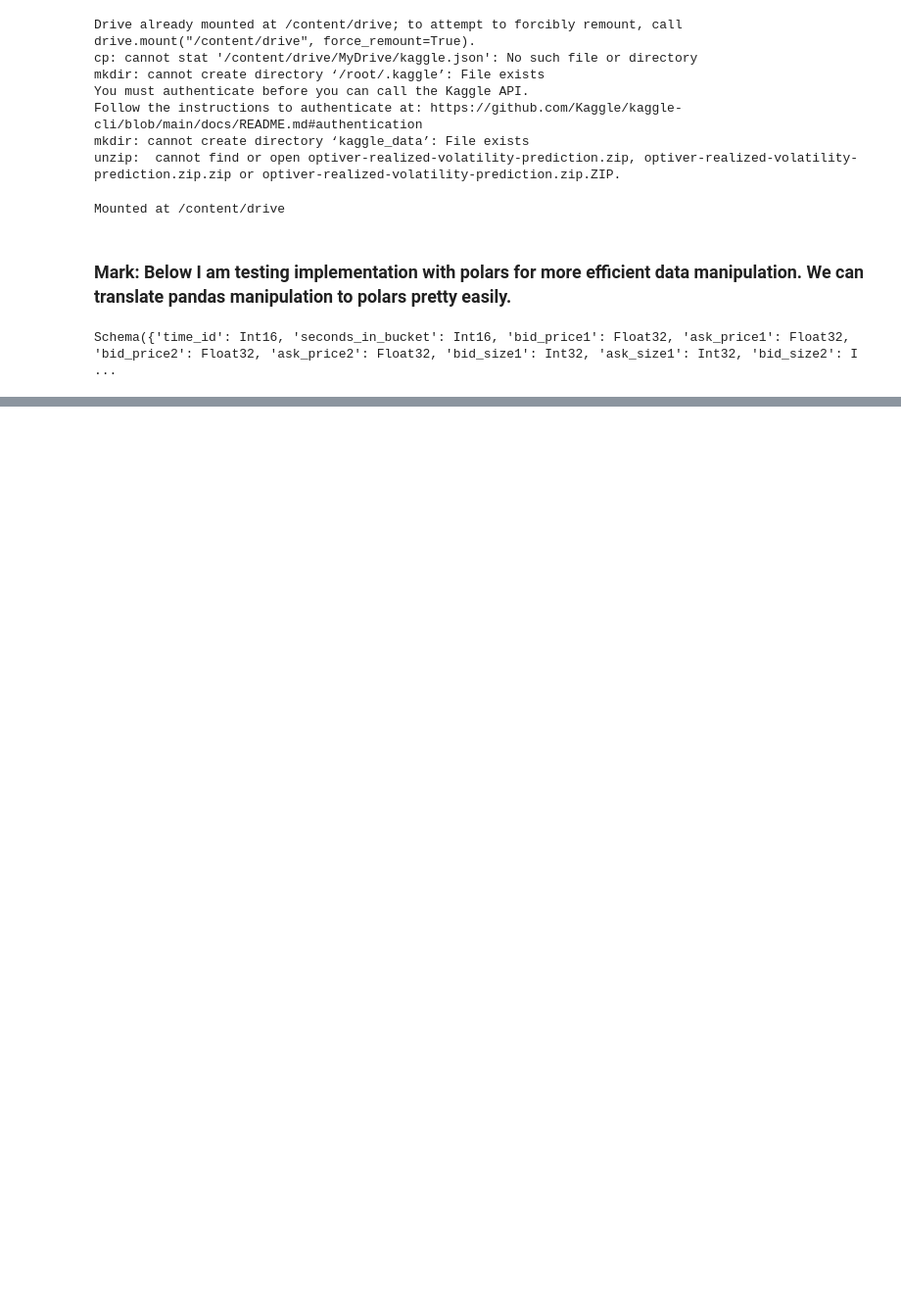
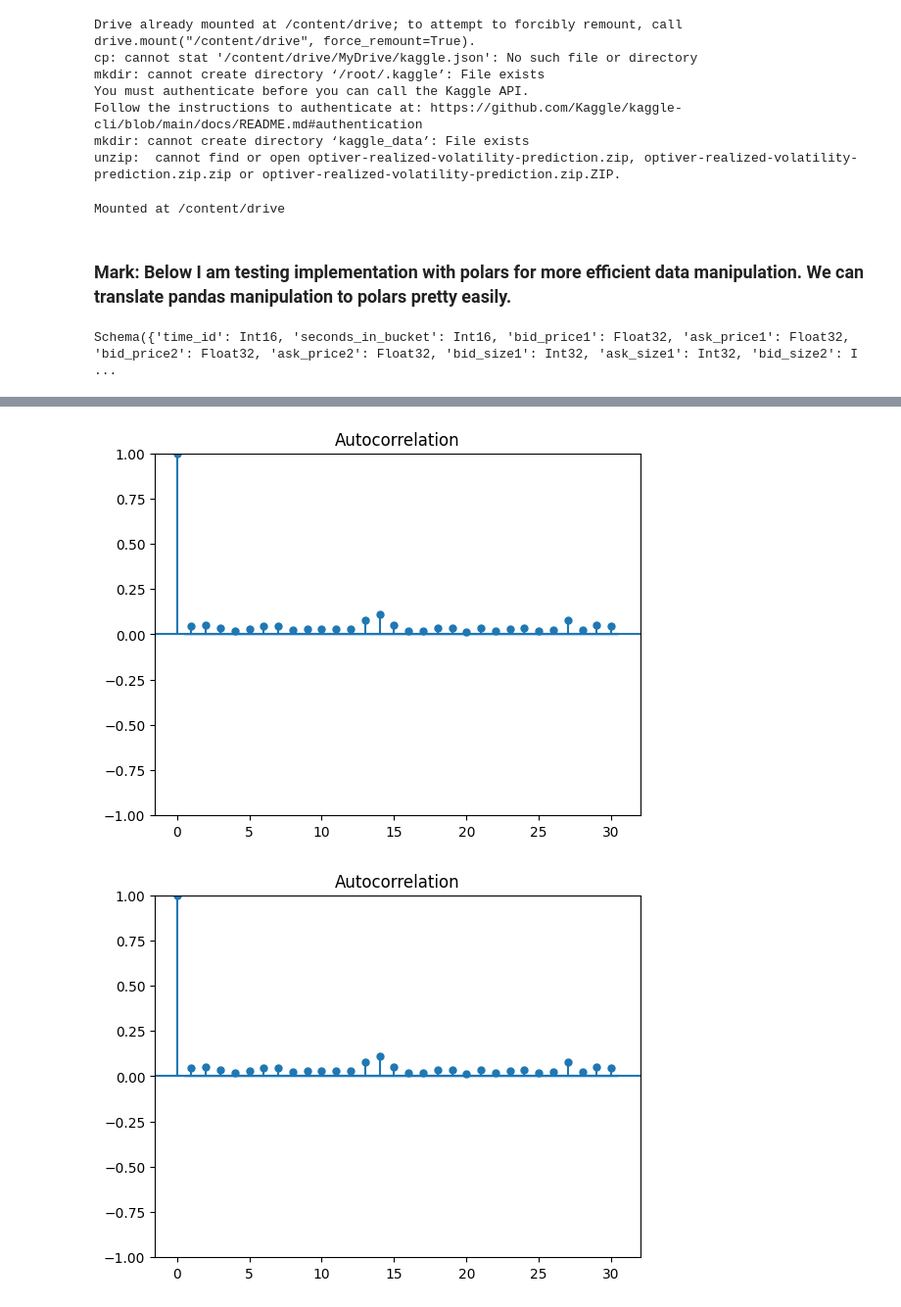
Before and after one commit to MarkDeng86/VolatilityPredictionDeepLearning, a Jupyter notebook: “OptiverRV_ipynb”的副本.ipynb, the cells around one changed output, grey strips where cells are left out. Shown at 98% size. Cells and saved outputs as stored; diff of their text form; code cells hidden in the pictures; blank space fills up the shorter version.

```diff
--- a/“OptiverRV_ipynb”的副本.ipynb
+++ b/“OptiverRV_ipynb”的副本.ipynb
@@ -489,0 +300,5 @@ print("Next period volatility:", next_volatility)
+# %%
+plot_acf(returns[:50000]**2, lags=30)
+# %% [output]
+[figure, added]
+[figure, added]
```
Also changed, not shown: parts of 57 cells of this notebook.
